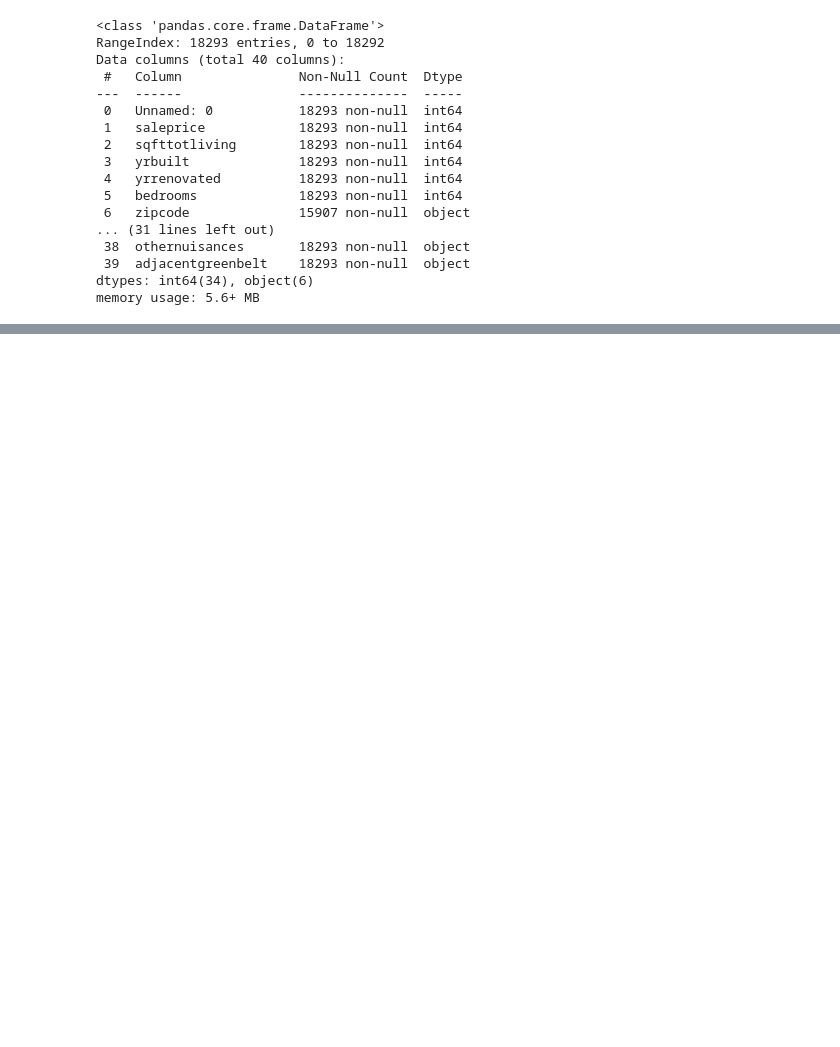
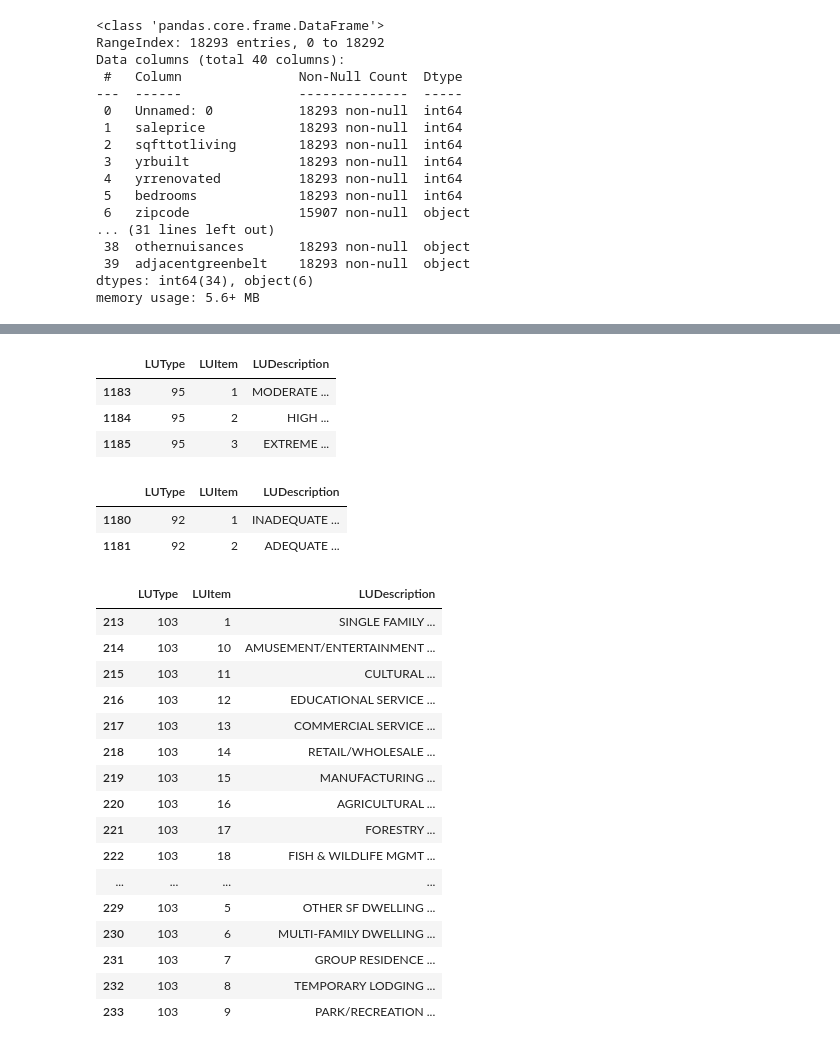
Before and after one commit to lecritch/king_county_housing_prices_linear_regression, a Jupyter notebook: exploratory/model3_LC.ipynb, the cells around one changed output, grey strips where cells are left out. Cells and saved outputs as stored; diff of their text form; code cells hidden in the pictures; blank space fills up the shorter version.

```diff
--- a/exploratory/model3_LC.ipynb
+++ b/exploratory/model3_LC.ipynb
@@ -93,0 +65,2 @@ Unique entries for adjacentgreenbelt: ['N' 'Y']
+# %%
+codes = pd.read_csv('EXTR_LookUp.csv')
@@ -93,0 +99,37 @@ Unique entries for adjacentgreenbelt: ['N' 'Y']
+# %%
+# traffic noise cat vals:
+codes[codes['LUType'] == 95]
+# %% [output]
+|  | LUType | LUItem | LUDescription |
+| 1183 | 95 | 1 | MODERATE ... |
+| 1184 | 95 | 2 | HIGH ... |
+| 1185 | 95 | 3 | EXTREME ... |
+# %%
+# parking
+# traffic noise cat vals:
+codes[codes['LUType'] == 92]
+# %% [output]
+|  | LUType | LUItem | LUDescription |
+| 1180 | 92 | 1 | INADEQUATE ... |
+| 1181 | 92 | 2 | ADEQUATE ... |
+# %%
+# hbu as if vacant:
+codes[codes['LUType'] == 103]
+# %% [output]
+|  | LUType | LUItem | LUDescription |
+| 213 | 103 | 1 | SINGLE FAMILY ... |
+| 214 | 103 | 10 | AMUSEMENT/ENTERTAINMENT ... |
+| 215 | 103 | 11 | CULTURAL ... |
+| 216 | 103 | 12 | EDUCATIONAL SERVICE ... |
+| 217 | 103 | 13 | COMMERCIAL SERVICE ... |
+| 218 | 103 | 14 | RETAIL/WHOLESALE ... |
+| 219 | 103 | 15 | MANUFACTURING ... |
+| 220 | 103 | 16 | AGRICULTURAL ... |
+| 221 | 103 | 17 | FORESTRY ... |
+| 222 | 103 | 18 | FISH & WILDLIFE MGMT ... |
+| ... | ... | ... | ... |
+| 229 | 103 | 5 | OTHER SF DWELLING ... |
+| 230 | 103 | 6 | MULTI-FAMILY DWELLING ... |
+| 231 | 103 | 7 | GROUP RESIDENCE ... |
+| 232 | 103 | 8 | TEMPORARY LODGING ... |
+| 233 | 103 | 9 | PARK/RECREATION ... |
```
Also changed, not shown: parts of 13 cells of this notebook, 1 other file.
